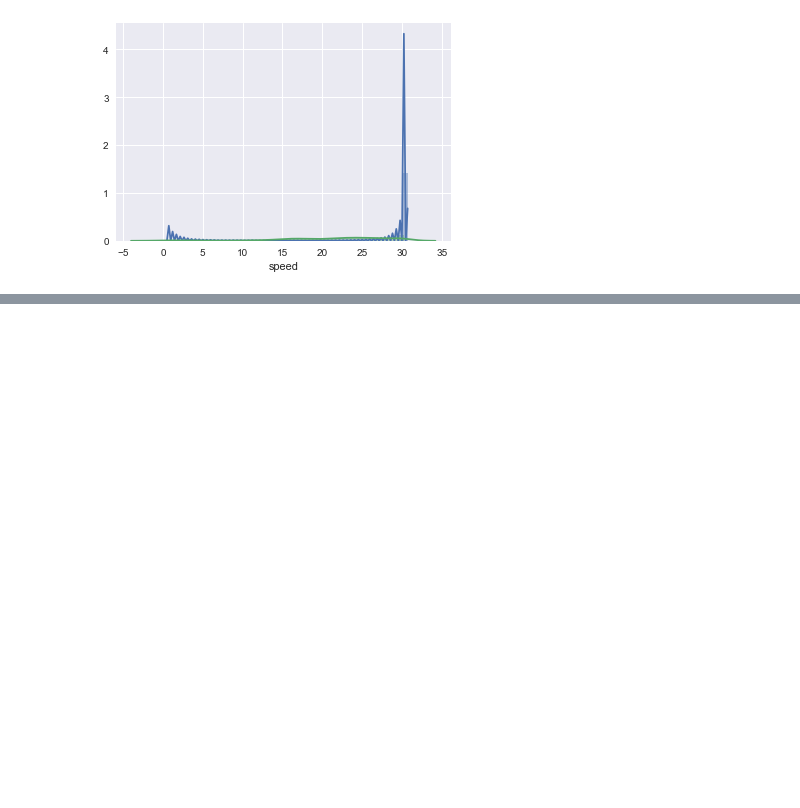
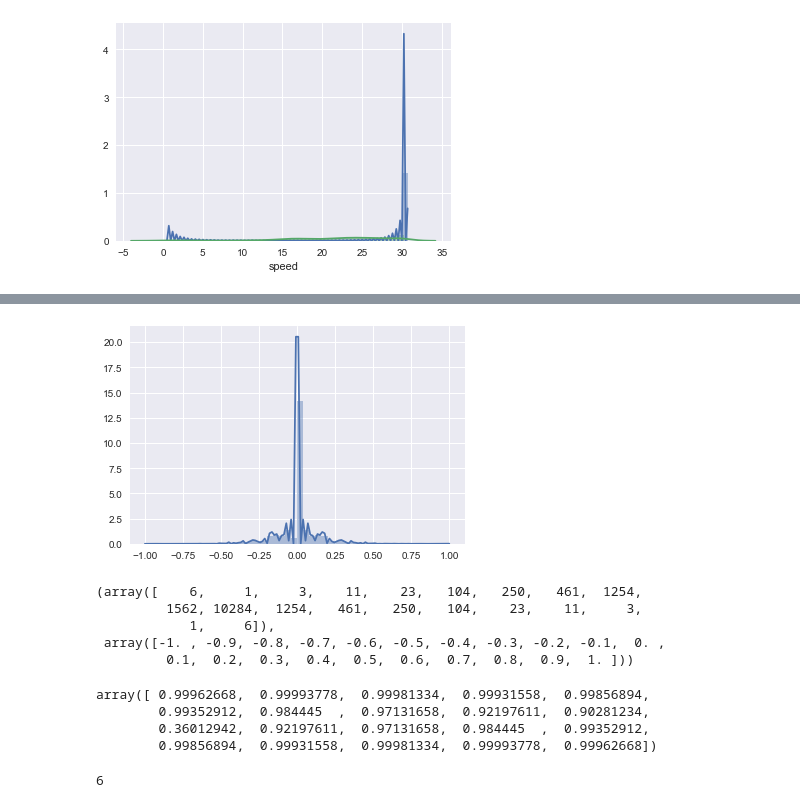
Before and after one commit to suryasumukh/CarND-Behavioral-Cloning-P3, a Jupyter notebook: notebooks/exploration.ipynb, the cells around one changed output, grey strips where cells are left out. Cells and saved outputs as stored; diff of their text form; code cells hidden in the pictures; blank space fills up the shorter version.

```diff
--- a/notebooks/exploration.ipynb
+++ b/notebooks/exploration.ipynb
@@ -81,0 +93,27 @@ sns.distplot(test_run['speed'])
+# %%
+angles = np.hstack((sample_run['steering'], -sample_run['steering']))
+# %%
+ax = sns.distplot(angles)
+# %% [output]
+[figure, added]
+# %%
+steering_hist = np.histogram(angles, bins=20)
+steering_hist
+# %% [output]
+(array([    6,     1,     3,    11,    23,   104,   250,   461,  1254,
+         1562, 10284,  1254,   461,   250,   104,    23,    11,     3,
+            1,     6]),
+ array([-1. , -0.9, -0.8, -0.7, -0.6, -0.5, -0.4, -0.3, -0.2, -0.1,  0. ,
+         0.1,  0.2,  0.3,  0.4,  0.5,  0.6,  0.7,  0.8,  0.9,  1. ]))
+# %%
+p = 1 - steering_hist[0]/(len(angles)*1.0)
+p
+# %% [output]
+array([ 0.99962668,  0.99993778,  0.99981334,  0.99931558,  0.99856894,
+        0.99352912,  0.984445  ,  0.97131658,  0.92197611,  0.90281234,
+        0.36012942,  0.92197611,  0.97131658,  0.984445  ,  0.99352912,
+        0.99856894,  0.99931558,  0.99981334,  0.99993778,  0.99962668])
+# %%
+128//20
+# %% [output]
+6
```
Also changed, not shown: parts of 13 cells of this notebook, 2 other files.
